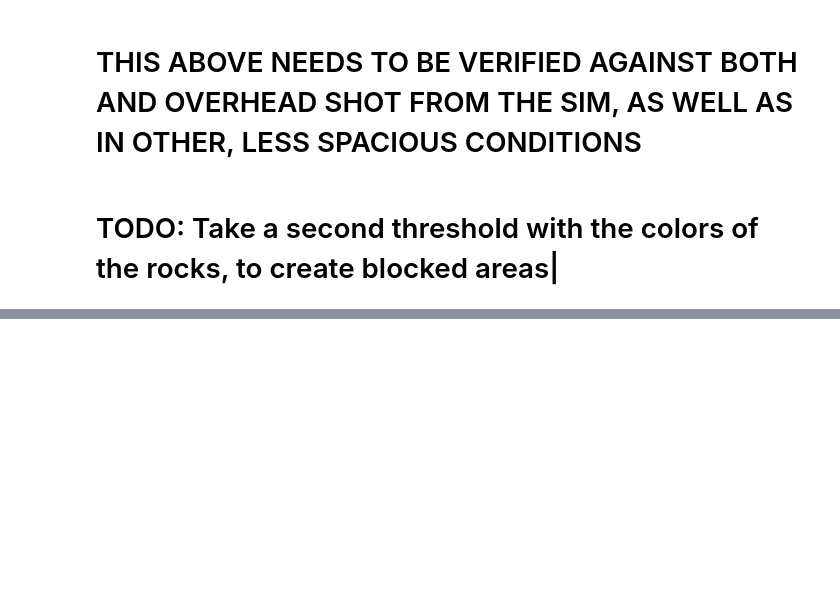
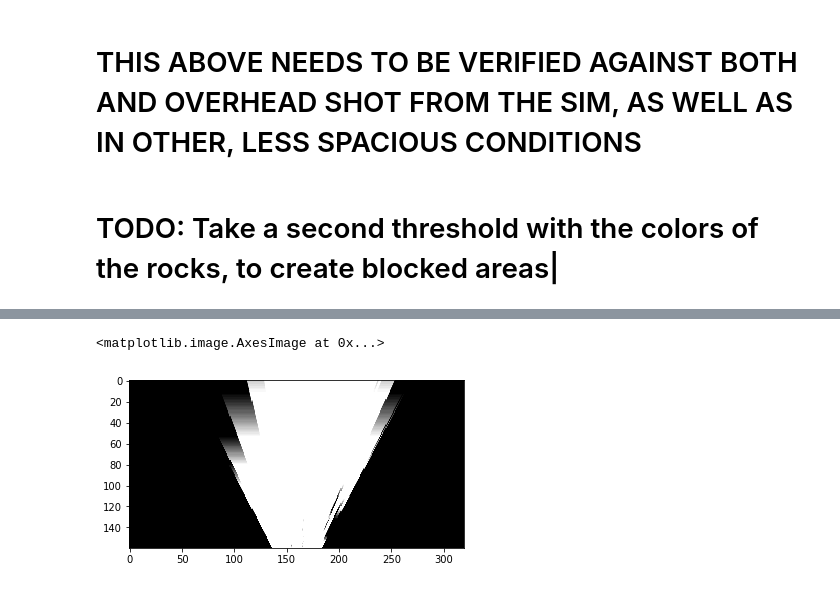
Before and after one commit to d13sl0w/RoboND-Rover-Project, a Jupyter notebook: code/Rover_Scratch_Space.ipynb, the cells around one changed output, grey strips where cells are left out. Saved outputs shown, nothing was run; the diff lists cells and outputs as text; code cells hidden in the pictures; blank space fills up the shorter version.

```diff
--- a/code/Rover_Scratch_Space.ipynb
+++ b/code/Rover_Scratch_Space.ipynb
@@ -207,28 +218,31 @@ plt.imshow(walls_masked, cmap='gray')
 # %%
 def perspect_transform(img, src, dst):
     M = cv2.getPerspectiveTransform(src, dst)
     warped = cv2.warpPerspective(img, M, (img.shape[1], img.shape[0]))# keep same size as input image
     return warped
 
 # Define calibration box in source (actual) and destination (desired) coordinates
 # These source and destination points are defined to warp the image
 # to a grid where each 10x10 pixel square represents 1 square meter
 # The destination box will be 2*dst_size on each side
 map_grid_side = 10
 dst_size = map_grid_side / 2
 # Set a bottom offset to account for the fact that the bottom of the image
 bottom_offset = 2
 source = np.float32([[118, 99], [203, 99], [182, 90], [136, 90]])
 destination = np.float32([
     [image.shape[1]/2 - dst_size, image.shape[0] + map_grid_side - bottom_offset],
     [image.shape[1]/2 + dst_size, image.shape[0] + map_grid_side - bottom_offset],
     [image.shape[1]/2 + dst_size, image.shape[0] - map_grid_side - 2*dst_size - bottom_offset],
     [image.shape[1]/2 - dst_size, image.shape[0] - map_grid_side - 2*dst_size - bottom_offset],
 ])
 # warped = perspect_transform(threshed, source, destination)
 ground_warped = perspect_transform(ground_masked, source, destination)
-walls_warped = perspect_transform(walls_masked, source, destination)
+# walls_warped = perspect_transform(walls_masked, source, destination)
 
 plt.imshow(ground_warped, cmap='gray')
 # plt.imshow(walls_warped, cmap='gray')
 #scipy.misc.imsave('../output/warped_example.jpg', warped)
+# %% [output]
+<matplotlib.image.AxesImage at 0x...>
+[figure, added]
```
Also changed, not shown: parts of 9 cells of this notebook.
